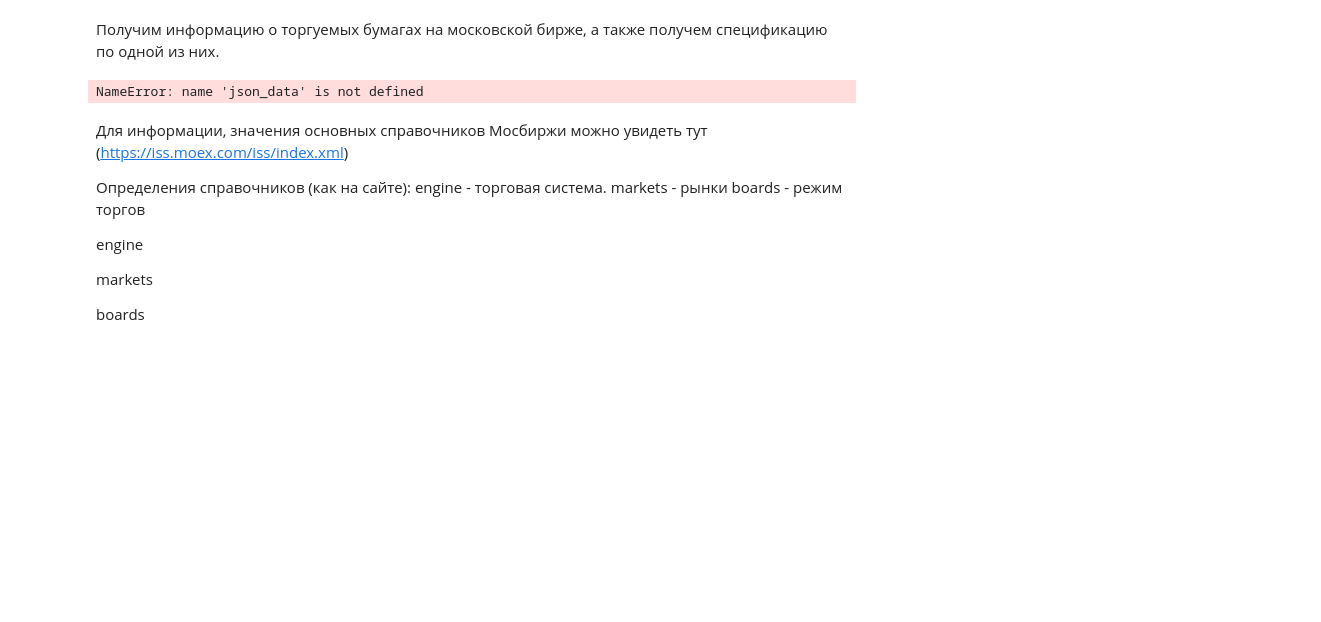
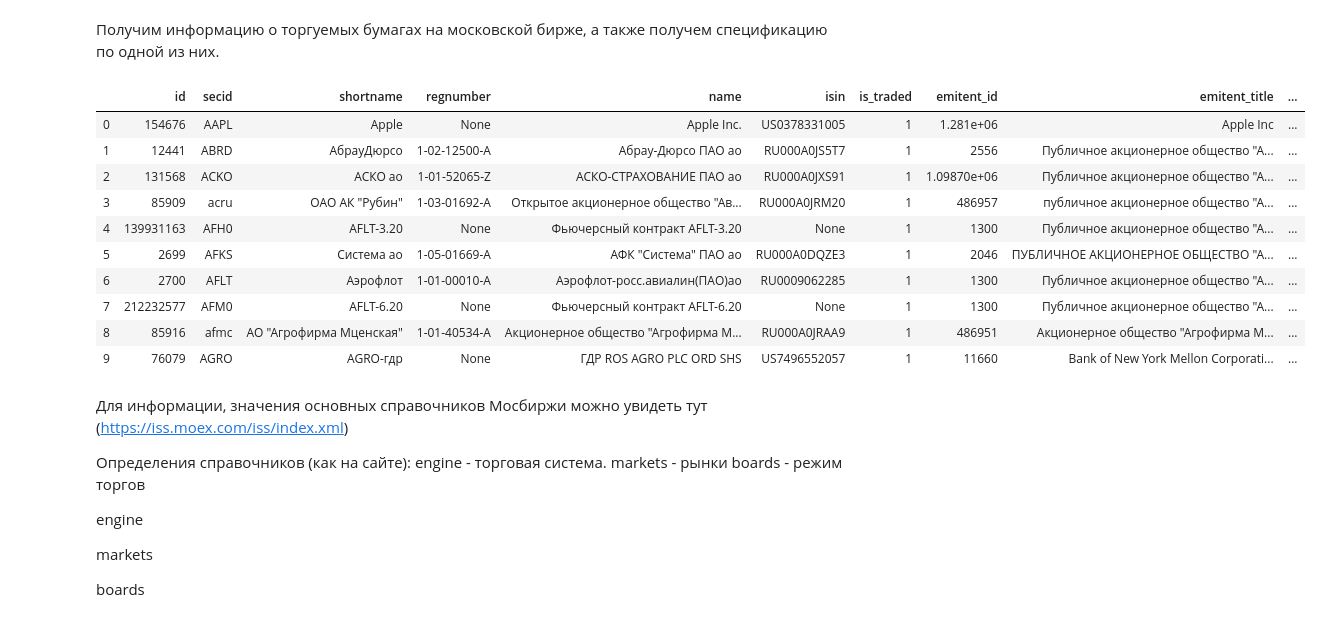
Before and after one commit to inikishin/Pandora, a Jupyter notebook: Notebooks/MOEX API.ipynb, the cells around one changed output. Cells and saved outputs as stored; diff of their text form; code cells hidden in the pictures; blank space fills up the shorter version.

```diff
--- a/Notebooks/MOEX API.ipynb
+++ b/Notebooks/MOEX API.ipynb
@@ -23,28 +20,39 @@ url_prefix = 'http://iss.moex.com/'
 Получим информацию о торгуемых бумагах на московской бирже, а также получем спецификацию по одной из них.
 # %%
 response = requests.get(url_prefix + '/iss/securities.json')
-data = json.loads(response.text)['securities']['data']
+json_data = json.loads(response.text)
+data = json_data['securities']['data']
 data_cols = json_data['securities']['columns']
 df_securities = pd.DataFrame(columns=data_cols)
 s = 0
 
 while len(data)>0:
     params = {'start': str(s),
               'limit': '100'}
     response = requests.get(url_prefix + '/iss/securities.json', params)
     json_data = json.loads(response.text)
     data = json_data['securities']['data']
     if len(data)>0:
         df_securities = df_securities.append(pd.DataFrame(data=data, columns=data_cols))
     s = s + 100
     #sleep
 
 df_securities.columns = json_data['securities']['columns']
 df_securities.reset_index(inplace=True)
 df_securities.drop('index', axis=1, inplace=True)
 df_securities.head(10)
 # %% [output]
-NameError: name 'json_data' is not defined
+|  | id | secid | shortname | regnumber | name | isin | is_traded | emitent_id | emitent_title | ... |
+| 0 | 154676 | AAPL | Apple | None | Apple Inc. | US0378331005 | 1 | 1.281e+06 | Apple Inc | ... |
+| 1 | 12441 | ABRD | АбрауДюрсо | 1-02-12500-A | Абрау-Дюрсо ПАО ао | RU000A0JS5T7 | 1 | 2556 | Публичное акционерное общество "А... | ... |
+| 2 | 131568 | ACKO | АСКО ао | 1-01-52065-Z | АСКО-СТРАХОВАНИЕ ПАО ао | RU000A0JXS91 | 1 | 1.09870e+06 | Публичное акционерное общество "А... | ... |
+| 3 | 85909 | acru | ОАО АК "Рубин" | 1-03-01692-A | Открытое акционерное общество "Ав... | RU000A0JRM20 | 1 | 486957 | публичное акционерное общество "А... | ... |
+| 4 | 139931163 | AFH0 | AFLT-3.20 | None | Фьючерсный контракт AFLT-3.20 | None | 1 | 1300 | Публичное акционерное общество "А... | ... |
+| 5 | 2699 | AFKS | Система ао | 1-05-01669-A | АФК "Система" ПАО ао | RU000A0DQZE3 | 1 | 2046 | ПУБЛИЧНОЕ АКЦИОНЕРНОЕ ОБЩЕСТВО "А... | ... |
+| 6 | 2700 | AFLT | Аэрофлот | 1-01-00010-A | Аэрофлот-росс.авиалин(ПАО)ао | RU0009062285 | 1 | 1300 | Публичное акционерное общество "А... | ... |
+| 7 | 212232577 | AFM0 | AFLT-6.20 | None | Фьючерсный контракт AFLT-6.20 | None | 1 | 1300 | Публичное акционерное общество "А... | ... |
+| 8 | 85916 | afmc | АО "Агрофирма Мценская" | 1-01-40534-A | Акционерное общество "Агрофирма М... | RU000A0JRAA9 | 1 | 486951 | Акционерное общество "Агрофирма М... | ... |
+| 9 | 76079 | AGRO | AGRO-гдр | None | ГДР ROS AGRO PLC ORD SHS | US7496552057 | 1 | 11660 | Bank of New York Mellon Corporati... | ... |
 # %% [markdown]
 Для информации, значения основных справочников Мосбиржи можно увидеть тут (https://iss.moex.com/iss/index.xml)
 
```
Also changed, not shown: parts of 4 cells of this notebook, 1 other file.
